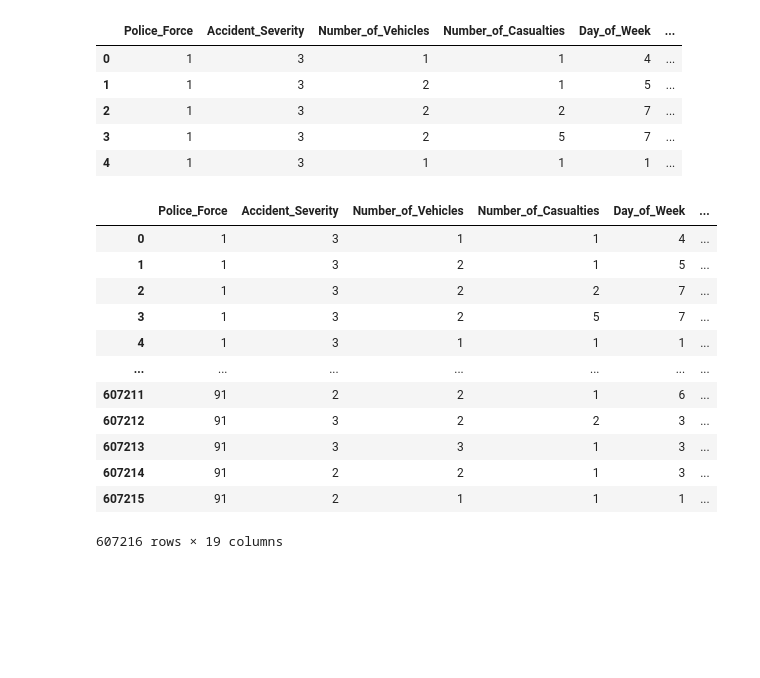
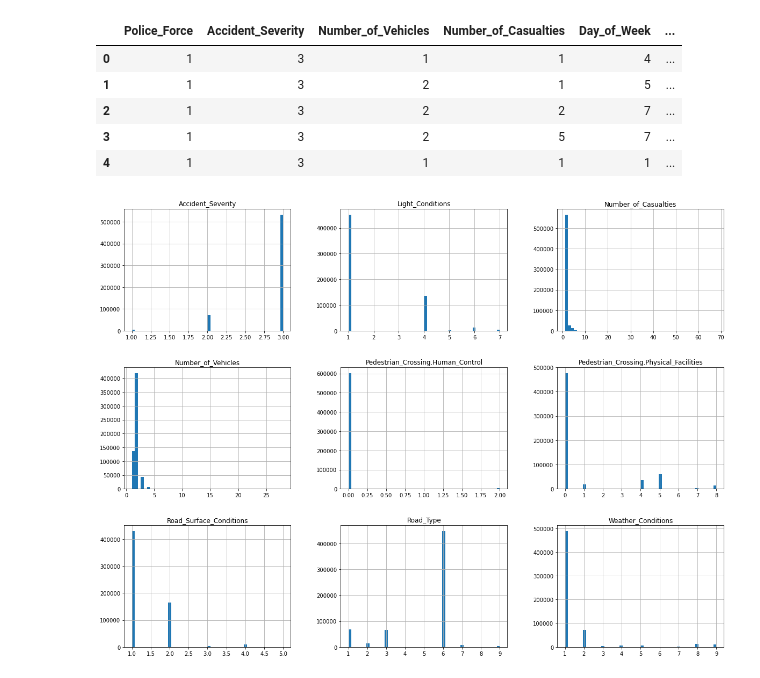
Before and after one commit to alphadecay1/Coursera_Capstone, a Jupyter notebook: capstoneProjectCode.ipynb, the cells around one changed output. Cells and saved outputs as stored; diff of their text form; code cells hidden in the pictures; blank space fills up the shorter version.

```diff
--- a/capstoneProjectCode.ipynb
+++ b/capstoneProjectCode.ipynb
@@ -36,19 +34,3 @@ df.head()
 | 2 | 1 | 3 | 2 | 2 | 7 | ... |
 | 3 | 1 | 3 | 2 | 5 | 7 | ... |
 | 4 | 1 | 3 | 1 | 1 | 1 | ... |
-# %%
-df
-# %% [output]
-|  | Police_Force | Accident_Severity | Number_of_Vehicles | Number_of_Casualties | Day_of_Week | ... |
-| 0 | 1 | 3 | 1 | 1 | 4 | ... |
-| 1 | 1 | 3 | 2 | 1 | 5 | ... |
-| 2 | 1 | 3 | 2 | 2 | 7 | ... |
-| 3 | 1 | 3 | 2 | 5 | 7 | ... |
-| 4 | 1 | 3 | 1 | 1 | 1 | ... |
-| ... | ... | ... | ... | ... | ... | ... |
-| 607211 | 91 | 2 | 2 | 1 | 6 | ... |
-| 607212 | 91 | 3 | 2 | 2 | 3 | ... |
-| 607213 | 91 | 3 | 3 | 1 | 3 | ... |
-| 607214 | 91 | 2 | 2 | 1 | 3 | ... |
-| 607215 | 91 | 2 | 1 | 1 | 1 | ... |
-607216 rows × 19 columns
@@ -62,0 +37,15 @@ plt.show()
+# %%
+attributes=["Number_of_Vehicles","Number_of_Casualties", "Road_Type", "Pedestrian_Crossing.Human_Control", "Pedestrian_Crossing.Physical_Facilities", "Light_Conditions", "Weather_Conditions", "Road_Surface_Conditions","Accident_Severity"]
+df = df[attributes]
+
+#splitting Attributes into two groups for better plotting
+
+attributes1=["Number_of_Vehicles","Number_of_Casualties", "Road_Type", "Pedestrian_Crossing.Human_Control","Accident_Severity"]
+attributes2=["Pedestrian_Crossing.Physical_Facilities", "Light_Conditions", "Weather_Conditions", "Road_Surface_Conditions","Accident_Severity"]
+# %%
+#plotting histograms for every attribute used for the prediction.
+
+df.hist(bins=50, figsize=(20,15))
+plt.show()
+# %% [output]
+[figure, added]
```
Also changed, not shown: parts of 27 cells of this notebook.
